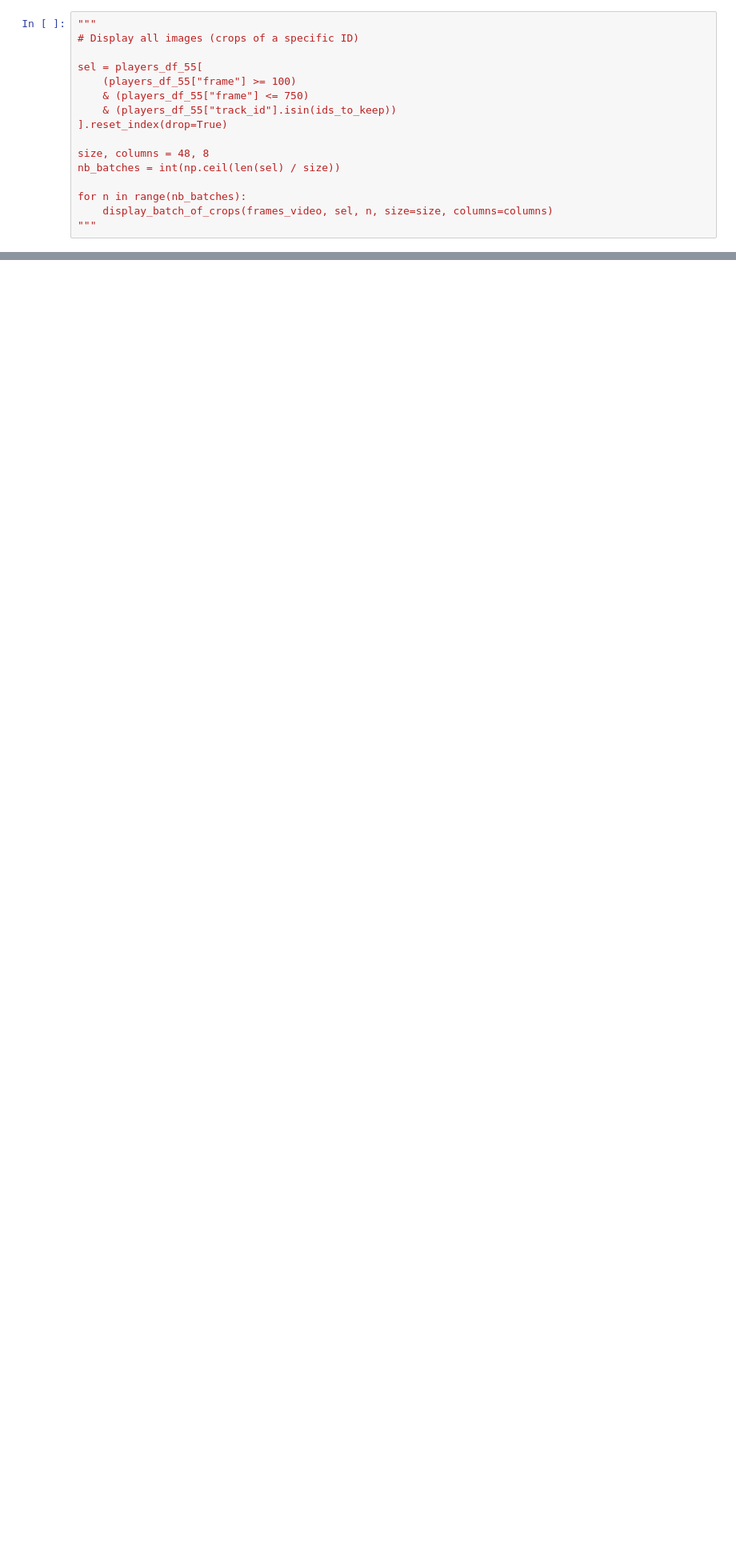
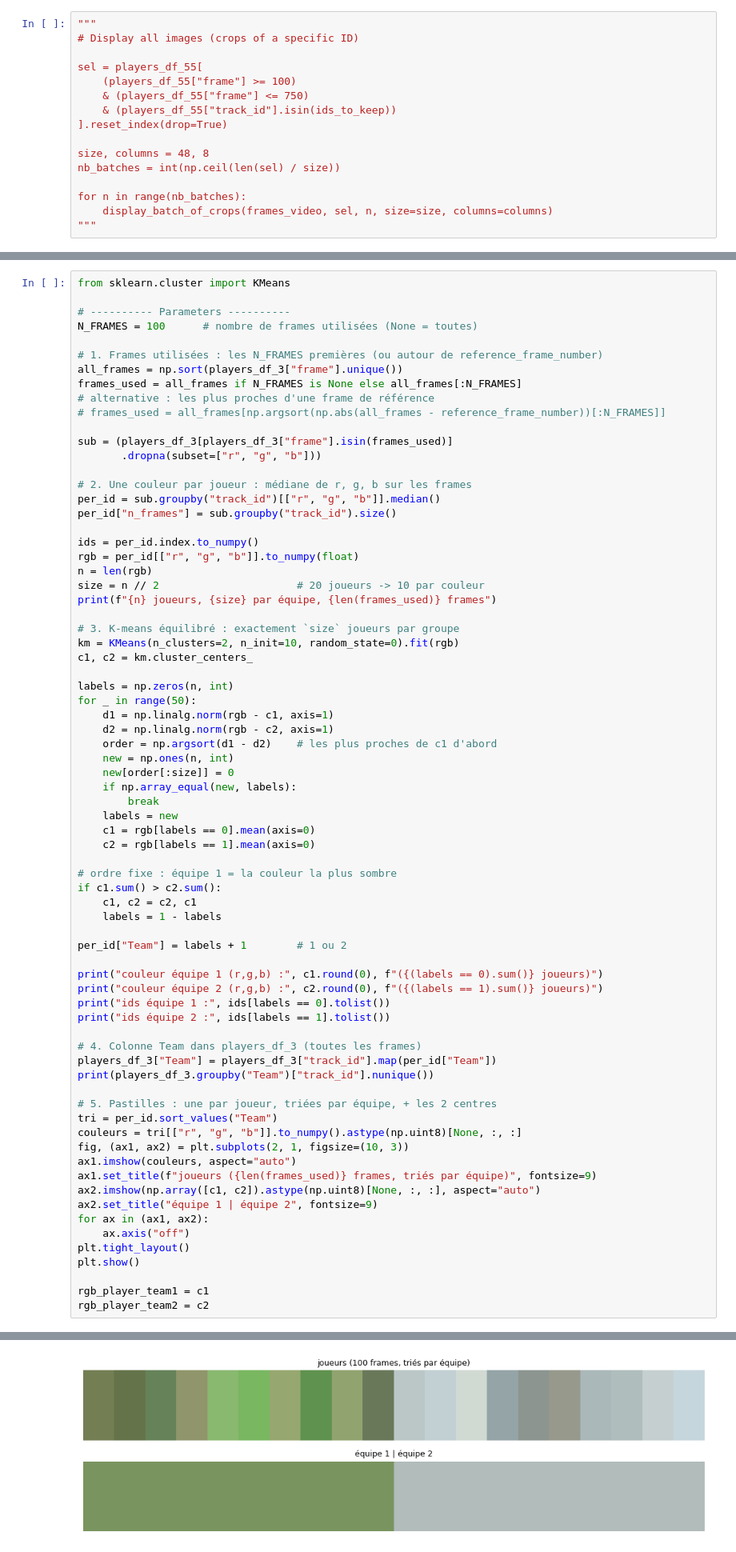
Before and after one commit to Amal1703/AI_ML_football, a Jupyter notebook: stage_2.ipynb, the cells around one changed output, grey strips where cells are left out. Shown at 80% size. Drawn from its saved outputs; the diff is of its cells as text; blank space fills up the shorter version.

```diff
--- a/stage_2.ipynb
+++ b/stage_2.ipynb
@@ -4115,0 +4131,74 @@ rgb_player_team2 = c2
+# %%
+from sklearn.cluster import KMeans
+
+# ---------- Parameters ----------
+N_FRAMES = 100      # nombre de frames utilisées (None = toutes)
+
+# 1. Frames utilisées : les N_FRAMES premières (ou autour de reference_frame_number)
+all_frames = np.sort(players_df_3["frame"].unique())
+frames_used = all_frames if N_FRAMES is None else all_frames[:N_FRAMES]
+# alternative : les plus proches d'une frame de référence
+# frames_used = all_frames[np.argsort(np.abs(all_frames - reference_frame_number))[:N_FRAMES]]
+
+sub = (players_df_3[players_df_3["frame"].isin(frames_used)]
+       .dropna(subset=["r", "g", "b"]))
+
+# 2. Une couleur par joueur : médiane de r, g, b sur les frames
+per_id = sub.groupby("track_id")[["r", "g", "b"]].median()
+per_id["n_frames"] = sub.groupby("track_id").size()
+
+ids = per_id.index.to_numpy()
+rgb = per_id[["r", "g", "b"]].to_numpy(float)
+n = len(rgb)
+size = n // 2                      # 20 joueurs -> 10 par couleur
+print(f"{n} joueurs, {size} par équipe, {len(frames_used)} frames")
+
+# 3. K-means équilibré : exactement `size` joueurs par groupe
+km = KMeans(n_clusters=2, n_init=10, random_state=0).fit(rgb)
+c1, c2 = km.cluster_centers_
+
+labels = np.zeros(n, int)
+for _ in range(50):
+    d1 = np.linalg.norm(rgb - c1, axis=1)
+    d2 = np.linalg.norm(rgb - c2, axis=1)
+    order = np.argsort(d1 - d2)    # les plus proches de c1 d'abord
+    new = np.ones(n, int)
+    new[order[:size]] = 0
+    if np.array_equal(new, labels):
+        break
+    labels = new
+    c1 = rgb[labels == 0].mean(axis=0)
+    c2 = rgb[labels == 1].mean(axis=0)
+
+# ordre fixe : équipe 1 = la couleur la plus sombre
+if c1.sum() > c2.sum():
+    c1, c2 = c2, c1
+    labels = 1 - labels
+
+per_id["Team"] = labels + 1        # 1 ou 2
+
+print("couleur équipe 1 (r,g,b) :", c1.round(0), f"({(labels == 0).sum()} joueurs)")
+print("couleur équipe 2 (r,g,b) :", c2.round(0), f"({(labels == 1).sum()} joueurs)")
+print("ids équipe 1 :", ids[labels == 0].tolist())
+print("ids équipe 2 :", ids[labels == 1].tolist())
+
+# 4. Colonne Team dans players_df_3 (toutes les frames)
+players_df_3["Team"] = players_df_3["track_id"].map(per_id["Team"])
+print(players_df_3.groupby("Team")["track_id"].nunique())
+
+# 5. Pastilles : une par joueur, triées par équipe, + les 2 centres
+tri = per_id.sort_values("Team")
+couleurs = tri[["r", "g", "b"]].to_numpy().astype(np.uint8)[None, :, :]
+fig, (ax1, ax2) = plt.subplots(2, 1, figsize=(10, 3))
+ax1.imshow(couleurs, aspect="auto")
+ax1.set_title(f"joueurs ({len(frames_used)} frames, triés par équipe)", fontsize=9)
+ax2.imshow(np.array([c1, c2]).astype(np.uint8)[None, :, :], aspect="auto")
+ax2.set_title("équipe 1 | équipe 2", fontsize=9)
+for ax in (ax1, ax2):
+    ax.axis("off")
+plt.tight_layout()
+plt.show()
+
+rgb_player_team1 = c1
+rgb_player_team2 = c2
+# %% [output]
@@ -4115,0 +4214 @@ rgb_player_team2 = c2
+[figure, added]
```
Also changed, not shown: parts of 11 cells of this notebook.
